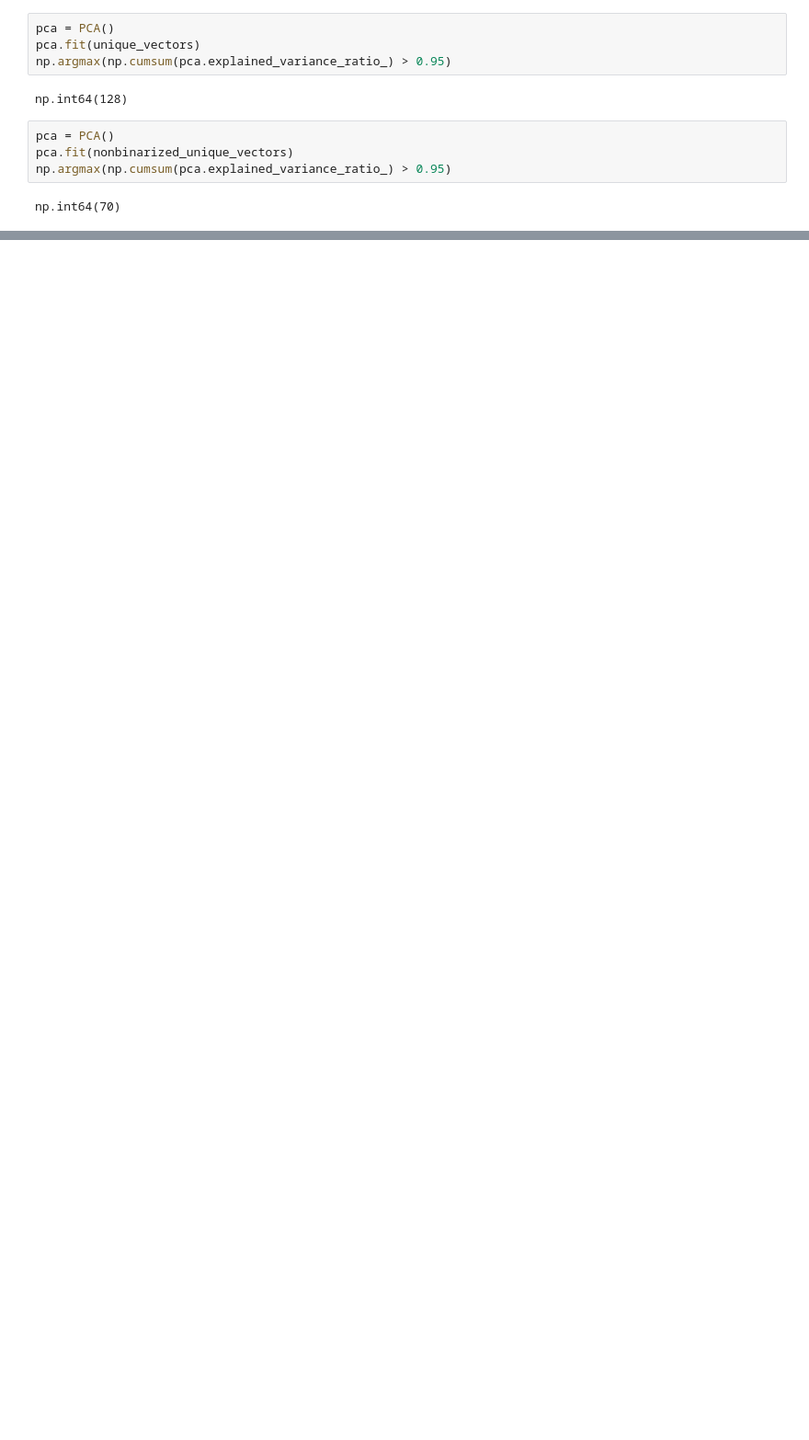
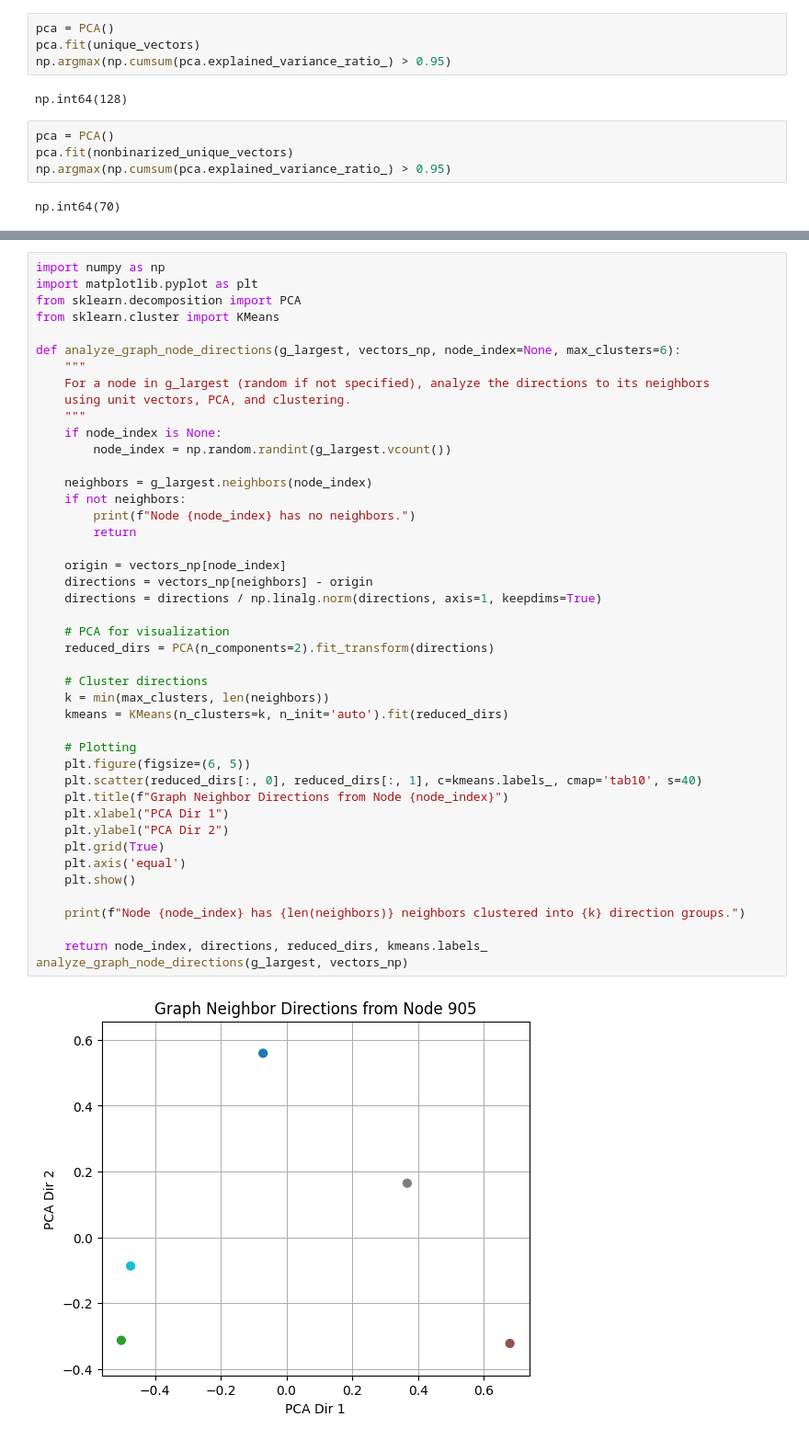
Before and after one commit to Antel0pe/SpaceOfMNIST-Digits, a Jupyter notebook: ExploringDimensions.ipynb, the cells around one changed output, grey strips where cells are left out. Shown at 92% size. Saved outputs shown, nothing was run; the diff lists cells and outputs as text; blank space fills up the shorter version.

```diff
--- a/ExploringDimensions.ipynb
+++ b/ExploringDimensions.ipynb
@@ -1411,0 +1572,46 @@ plot_neighbor_distance_profile(vectors_np, k=6725)
+# %%
+import numpy as np
+import matplotlib.pyplot as plt
+from sklearn.decomposition import PCA
+from sklearn.cluster import KMeans
+
+def analyze_graph_node_directions(g_largest, vectors_np, node_index=None, max_clusters=6):
+    """
+    For a node in g_largest (random if not specified), analyze the directions to its neighbors
+    using unit vectors, PCA, and clustering.
+    """
+    if node_index is None:
+        node_index = np.random.randint(g_largest.vcount())
+
+    neighbors = g_largest.neighbors(node_index)
+    if not neighbors:
+        print(f"Node {node_index} has no neighbors.")
+        return
+
+    origin = vectors_np[node_index]
+    directions = vectors_np[neighbors] - origin
+    directions = directions / np.linalg.norm(directions, axis=1, keepdims=True)
+
+    # PCA for visualization
+    reduced_dirs = PCA(n_components=2).fit_transform(directions)
+
+    # Cluster directions
+    k = min(max_clusters, len(neighbors))
+    kmeans = KMeans(n_clusters=k, n_init='auto').fit(reduced_dirs)
+
+    # Plotting
+    plt.figure(figsize=(6, 5))
+    plt.scatter(reduced_dirs[:, 0], reduced_dirs[:, 1], c=kmeans.labels_, cmap='tab10', s=40)
+    plt.title(f"Graph Neighbor Directions from Node {node_index}")
+    plt.xlabel("PCA Dir 1")
+    plt.ylabel("PCA Dir 2")
+    plt.grid(True)
+    plt.axis('equal')
+    plt.show()
+
+    print(f"Node {node_index} has {len(neighbors)} neighbors clustered into {k} direction groups.")
+
+    return node_index, directions, reduced_dirs, kmeans.labels_
+analyze_graph_node_directions(g_largest, vectors_np)
+# %% [output]
+[figure, added]
```
Also changed, not shown: parts of 20 cells of this notebook.
